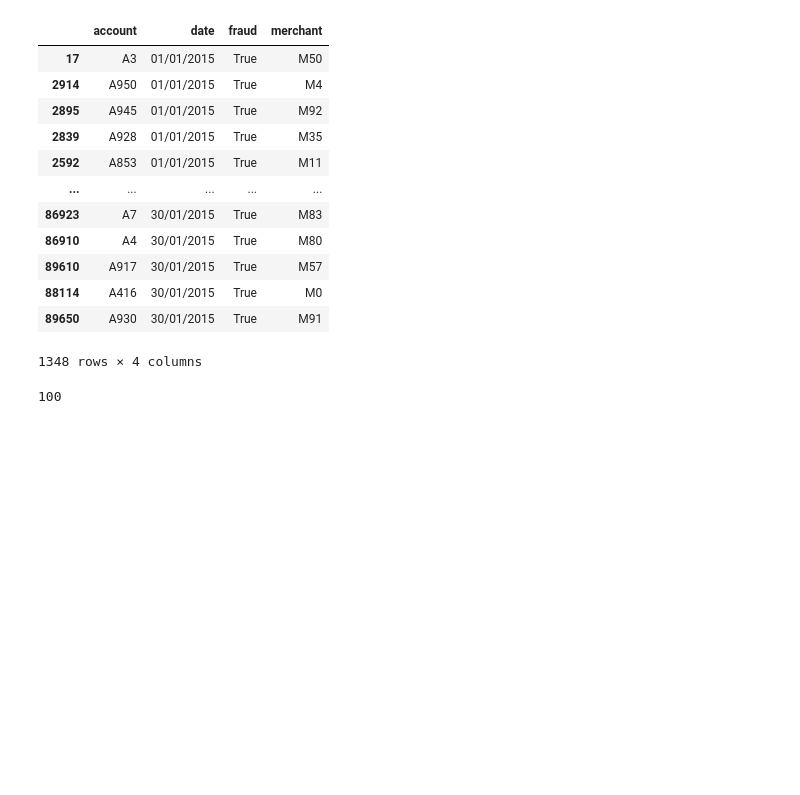
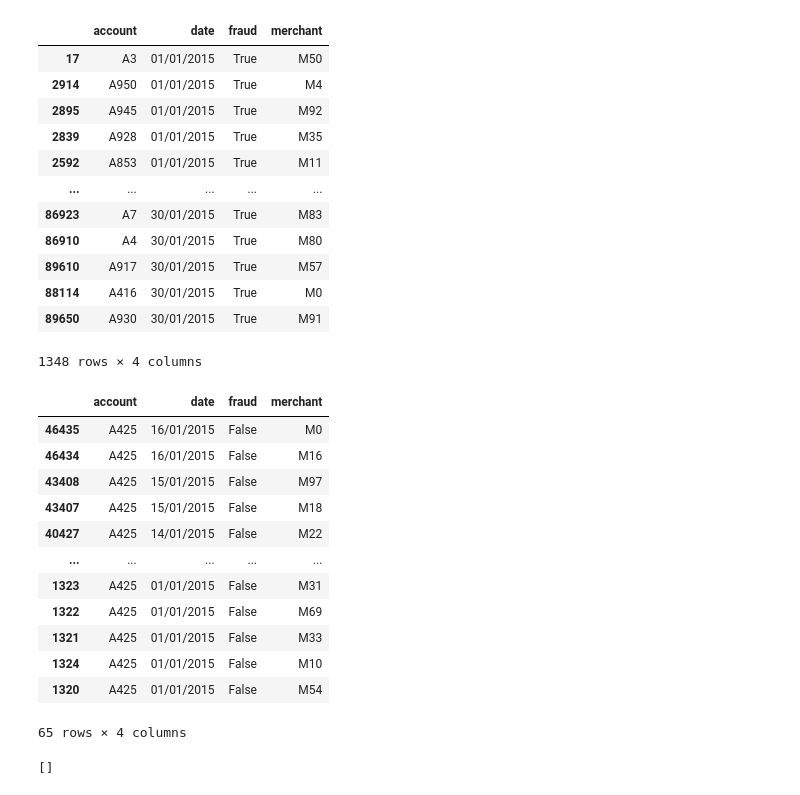
Before and after one commit to Sushila-Phogat/Data-science-with-Python, a Jupyter notebook: PreInterviewTask.ipynb, the cells around one changed output. Cells and saved outputs as stored; diff of their text form; code cells hidden in the pictures; blank space fills up the shorter version.

```diff
--- a/PreInterviewTask.ipynb
+++ b/PreInterviewTask.ipynb
@@ -121,8 +133,33 @@ data[(data['fraud'].astype(str).str.strip()=='True')].sort_values(by='date',asce
 | 88114 | A416 | 30/01/2015 | True | M0 |
 | 89650 | A930 | 30/01/2015 | True | M91 |
 1348 rows × 4 columns
-# %%
-dt=data['merchant'].unique()
-len(dt)
-# %% [output]
-100
+# %%
+data[(data['date']<'17/01/2015') & (data['account']=='A425')].sort_values(by='date',ascending=False)
+# %% [output]
+|  | account | date | fraud | merchant |
+| 46435 | A425 | 16/01/2015 | False | M0 |
+| 46434 | A425 | 16/01/2015 | False | M16 |
+| 43408 | A425 | 15/01/2015 | False | M97 |
+| 43407 | A425 | 15/01/2015 | False | M18 |
+| 40427 | A425 | 14/01/2015 | False | M22 |
+| ... | ... | ... | ... | ... |
+| 1323 | A425 | 01/01/2015 | False | M31 |
+| 1322 | A425 | 01/01/2015 | False | M69 |
+| 1321 | A425 | 01/01/2015 | False | M33 |
+| 1324 | A425 | 01/01/2015 | False | M10 |
+| 1320 | A425 | 01/01/2015 | False | M54 |
+65 rows × 4 columns
+# %%
+#find out common merchants
+merclist=[]
+for i in data[(data['fraud'].astype(str).str.strip()=='True')]['account'].unique():
+  merclist.append(data[(data['account'].astype(str).str.strip()==i)]['merchant'].unique())
+
+comnlist=merclist[0]
+for i in range(len(merclist)):
+   comnlist1=(list(set(merclist[i]).intersection(comnlist)))
+   comnlist=comnlist1
+
+comnlist
+# %% [output]
+[]
```
Also changed, not shown: parts of 5 cells of this notebook.
